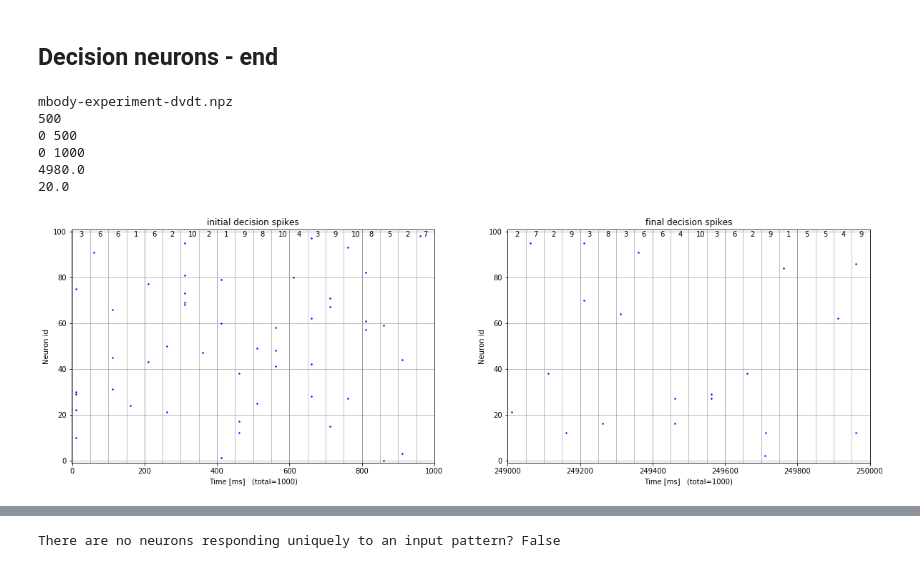
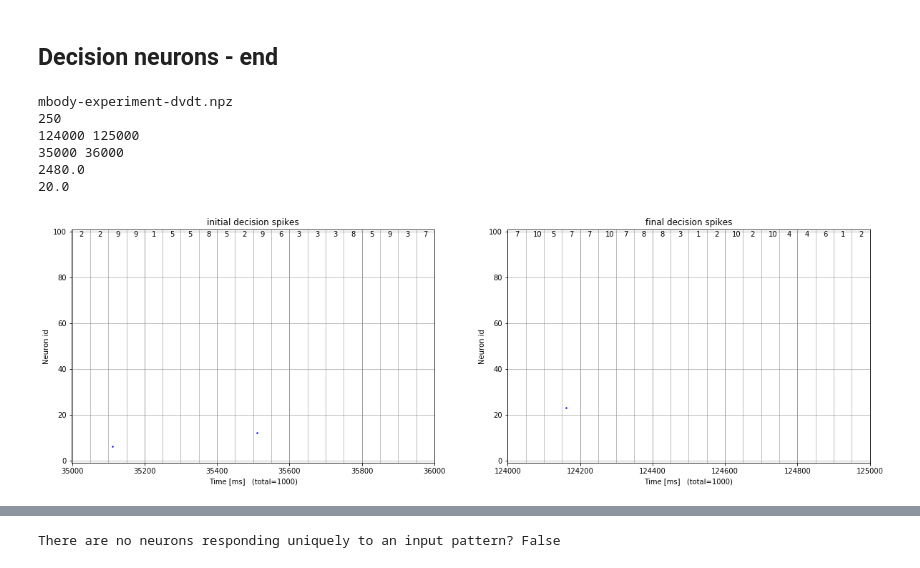
Before and after one commit to chanokin/brainscales-recognition, a Jupyter notebook: codebase/mushroom_body/dvdt_analyze_mbody_results.ipynb, the cells around one changed output, grey strips where cells are left out. Cells and saved outputs as stored; diff of their text form; code cells hidden in the pictures.

```diff
--- a/codebase/mushroom_body/dvdt_analyze_mbody_results.ipynb
+++ b/codebase/mushroom_body/dvdt_analyze_mbody_results.ipynb
@@ -725,15 +725,15 @@ args = data['args'].item()
 print( args.nSamplesAL )
 
 # start_t = int(total_t*0.999)
-start_t = 0
-end_t = 50
+start_t = 49000
+end_t = start_t + 200
 # end_t = 1000
 # end_t = total_t
 print(start_t, total_t)
 fig = plt.figure(figsize=(15, 10))
 ax = plt.subplot(1, 1, 1)
 
-for i, dt in enumerate(range(0, end_t, data['sample_dt'])):
+for i, dt in enumerate(range(start_t, end_t, data['sample_dt'])):
     plt.axvline(dt, color='gray', linewidth=0.5)
     plt.text(dt+10, 0.98*args.nKC, '%d'%(sample_indices[i]//args.nSamplesAL))
 
@@ -1282,7 +1280,7 @@ data = np.load(fname)
 out_spikes = data['decision_spikes']
 k_spikes = data['kenyon_spikes']
 total_t = int(data['sim_time'])
-dt = 10000
+dt = 1000
 start_t = 0
 end_t = total_t
 
@@ -1302,6 +1300,8 @@ plt.show()
 Decision neurons - end
 ---
 # %%
+fname = "mbody-experiment-dvdt"
+fname += ".npz"
 # start_t = int(total_t*0.999)
 print(fname)
 data = np.load(fname)
@@ -1318,13 +1318,13 @@ fig = plt.figure(figsize=(20, 6))
 ax = plt.subplot(1, 2, 1)
 ax.set_title('initial decision spikes')
 
-start_t = 0#970
-end_t = 1000
+start_t = 35000#970
+end_t = start_t + 1000
 # end_t = 50
 print(start_t, end_t)
 
 
-for i, dt in enumerate(range(0, end_t, data['sample_dt'])):
+for i, dt in enumerate(range(start_t, end_t, data['sample_dt'])):
     plt.axvline(dt, color='gray', linewidth=0.5)
     vec = sample_indices[i]//args.nSamplesAL
 #     print(vec)
@@ -1346,38 +1346,38 @@ end_dt = 1000
 start_idx = args.nSamplesAL*args.nPatternsAL - (end_dt/data['sample_dt'])
 print(start_idx)
 print(end_dt/data['sample_dt'])
 # for i in sample_indices[start_idx:]:
 #     print(i//args.nSamplesAL)
 
 start_t = total_t - end_dt
 end_t = total_t
 
 
 for i, dt in enumerate(range(start_t, end_t, data['sample_dt'])):
     plt.axvline(dt, color='gray', linewidth=0.5)
     plt.text(dt+20, 0.98*args.nDN, '%d'%(sample_indices[start_idx + i]//args.nSamplesAL + 1))
 
 
 # plot_in_range(fig, ax, in_spikes,  start_t=start_t, end_t=end_t, markersize=5, color='green')
 plot_in_range(fig, ax, out_spikes, start_t=start_t, end_t=end_t, markersize=5)
 
 
 ax.set_ylabel('Neuron id')
 ax.set_xlabel('Time [ms]   (total={})'.format(end_t - start_t))
 ax.set_ylim(-1, args.nDN + 1)
 ax.set_xlim(start_t - 1, end_t + 1)
 
 plt.grid()
 
 plt.show()
 # %% [output]
 mbody-experiment-dvdt.npz
-500
-0 500
-0 1000
-4980.0
+250
+124000 125000
+35000 36000
+2480.0
 20.0
-[figure, old version]
+[figure, new version]
 # %%
 fname = "./mbody-nKC_2500__nDN_100__nAL_100__nPatternsAL_10__probAL_0p2__probNoiseSamplesAL_0p1"
 fname = "./mbody-nKC_2500__nDN_100__nAL_100__nPatternsAL_20__probAL_0p2__probNoiseSamplesAL_0p1"
```
Also changed, not shown: parts of 5 cells of this notebook, 34 other files.
